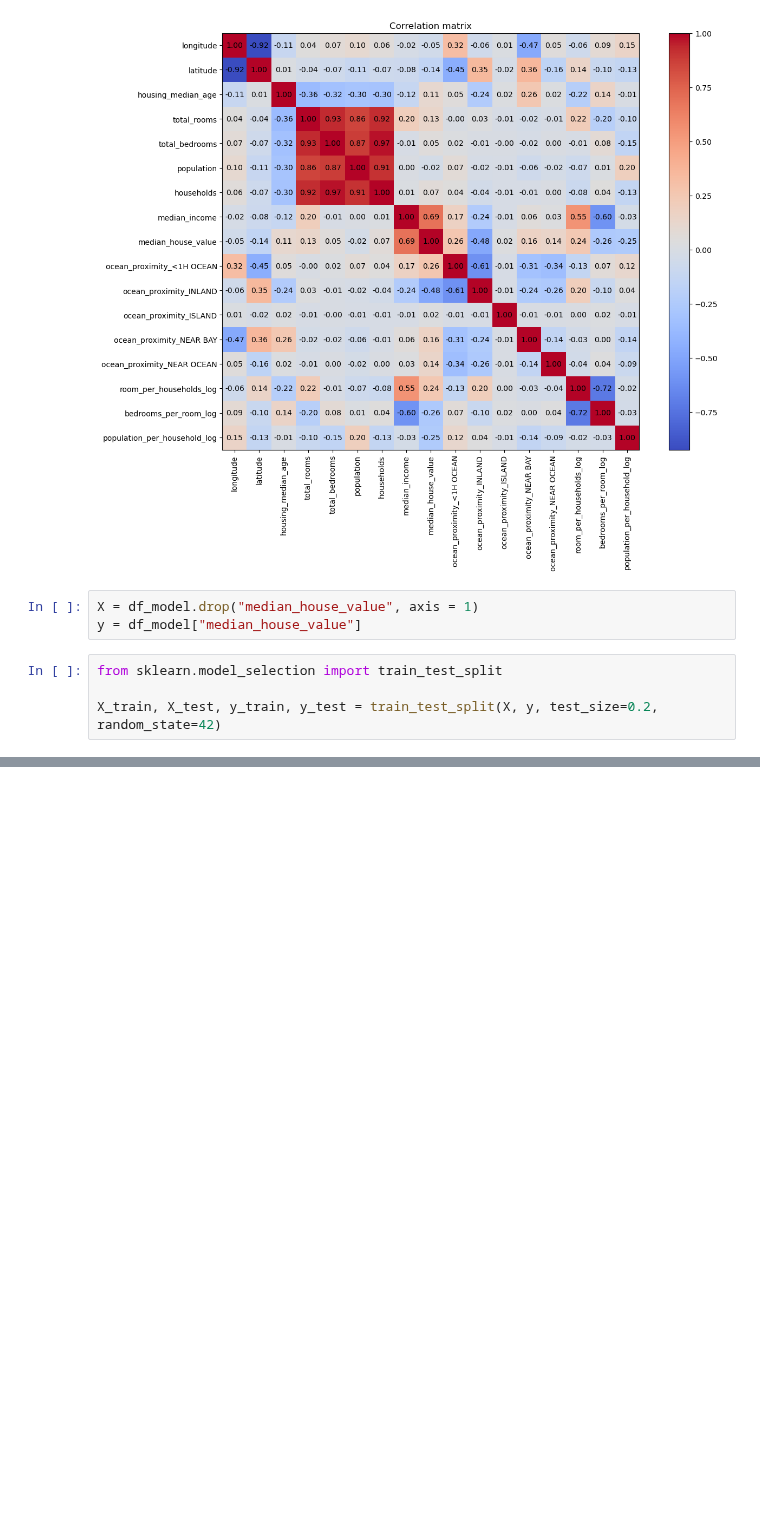
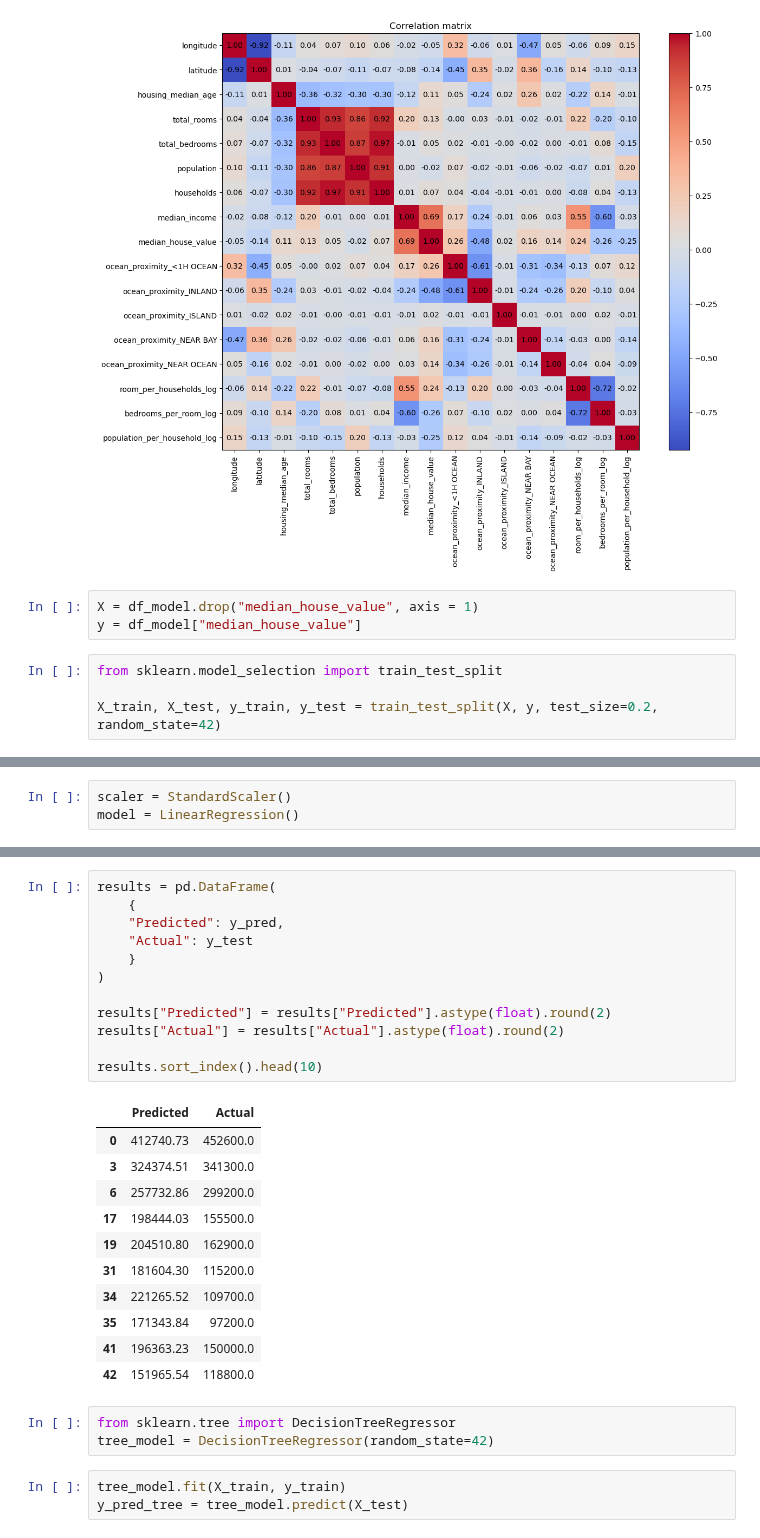
Before and after one commit to zoran-jakovljevic/house_price_prediction_ML, a Jupyter notebook: house_price_prediction.ipynb, the cells around one changed output, grey strips where cells are left out. Saved outputs shown, nothing was run; the diff lists cells and outputs as text; blank space fills up the shorter version.

```diff
--- a/house_price_prediction.ipynb
+++ b/house_price_prediction.ipynb
@@ -368,0 +369,3 @@ X_train, X_test, y_train, y_test = train_test_split(X, y, test_size=0.2, random_
+# %%
+scaler = StandardScaler()
+model = LinearRegression()
@@ -368,0 +393,30 @@ X_train, X_test, y_train, y_test = train_test_split(X, y, test_size=0.2, random_
+# %%
+results = pd.DataFrame(
+    {
+    "Predicted": y_pred,
+    "Actual": y_test
+    }
+)
+
+results["Predicted"] = results["Predicted"].astype(float).round(2)
+results["Actual"] = results["Actual"].astype(float).round(2)
+
+results.sort_index().head(10)
+# %% [output]
+|  | Predicted | Actual |
+| 0 | 412740.73 | 452600.0 |
+| 3 | 324374.51 | 341300.0 |
+| 6 | 257732.86 | 299200.0 |
+| 17 | 198444.03 | 155500.0 |
+| 19 | 204510.80 | 162900.0 |
+| 31 | 181604.30 | 115200.0 |
+| 34 | 221265.52 | 109700.0 |
+| 35 | 171343.84 | 97200.0 |
+| 41 | 196363.23 | 150000.0 |
+| 42 | 151965.54 | 118800.0 |
+# %%
+from sklearn.tree import DecisionTreeRegressor
+tree_model = DecisionTreeRegressor(random_state=42)
+# %%
+tree_model.fit(X_train, y_train)
+y_pred_tree = tree_model.predict(X_test)
```
Also changed, not shown: parts of 14 cells of this notebook.
